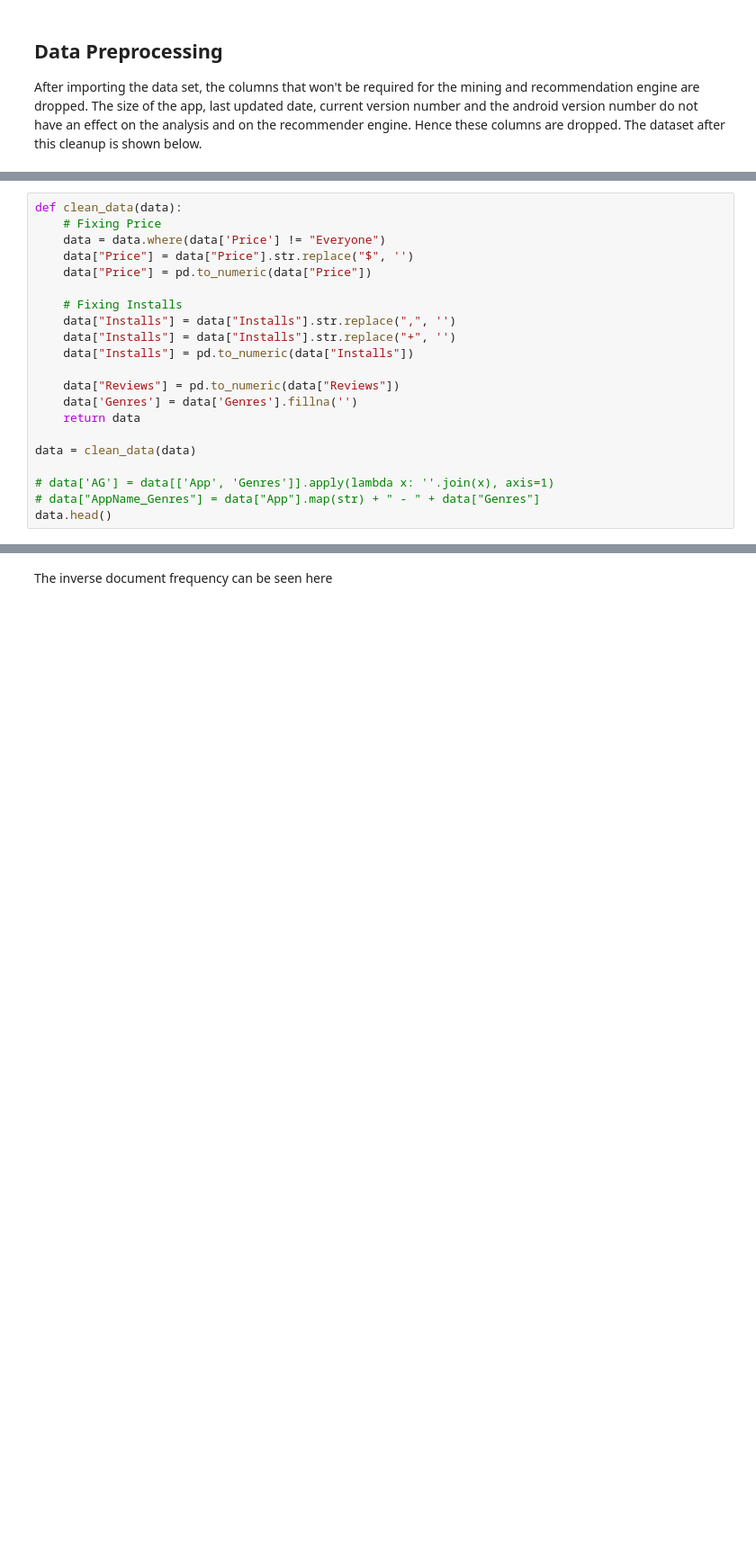
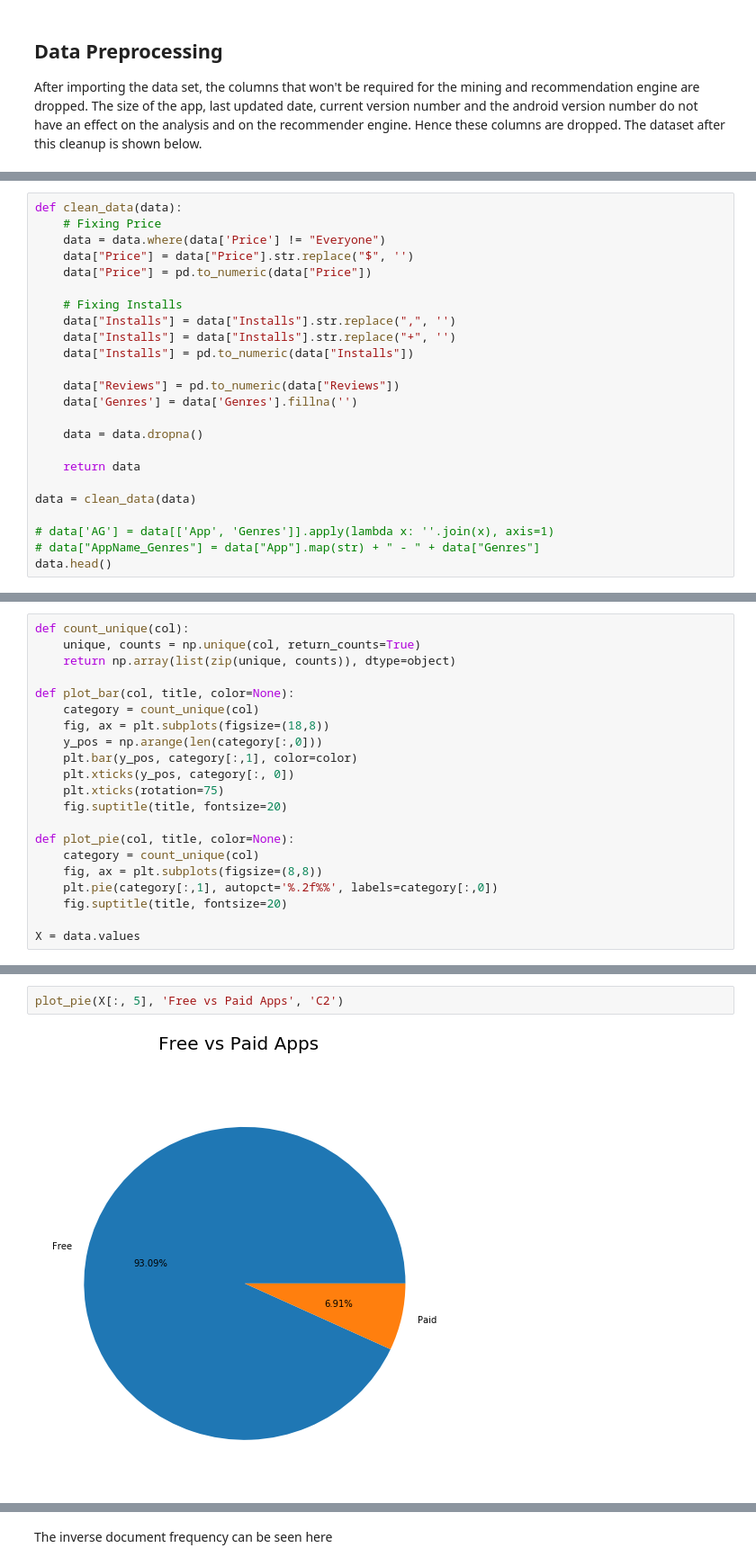
Before and after one commit to chrisann0295/DataExploration, a Jupyter notebook: DataAnalysis.ipynb, the cells around one changed output, grey strips where cells are left out. Shown at 90% size. Cells and saved outputs as stored; diff of their text form; blank space fills up the shorter version.

Commit message:
Moved report to noteboke, visualizations

```diff
--- a/DataAnalysis.ipynb
+++ b/DataAnalysis.ipynb
@@ -45,6 +74,9 @@ def clean_data(data):
 
     data["Reviews"] = pd.to_numeric(data["Reviews"])
     data['Genres'] = data['Genres'].fillna('')
+
+    data = data.dropna()
+
     return data
 
 data = clean_data(data)
@@ -61,0 +98,21 @@ data.head()
+# %%
+def count_unique(col):
+    unique, counts = np.unique(col, return_counts=True)
+    return np.array(list(zip(unique, counts)), dtype=object)
+
+def plot_bar(col, title, color=None):
+    category = count_unique(col)
+    fig, ax = plt.subplots(figsize=(18,8))
+    y_pos = np.arange(len(category[:,0]))
+    plt.bar(y_pos, category[:,1], color=color)
+    plt.xticks(y_pos, category[:, 0])
+    plt.xticks(rotation=75)
+    fig.suptitle(title, fontsize=20)
+
+def plot_pie(col, title, color=None):
+    category = count_unique(col)
+    fig, ax = plt.subplots(figsize=(8,8))
+    plt.pie(category[:,1], autopct='%.2f%%', labels=category[:,0])
+    fig.suptitle(title, fontsize=20)
+
+X = data.values
@@ -61,0 +137,4 @@ data.head()
+# %%
+plot_pie(X[:, 5], 'Free vs Paid Apps', 'C2')
+# %% [output]
+[figure, added]
```
Also changed, not shown: parts of 34 cells of this notebook.
